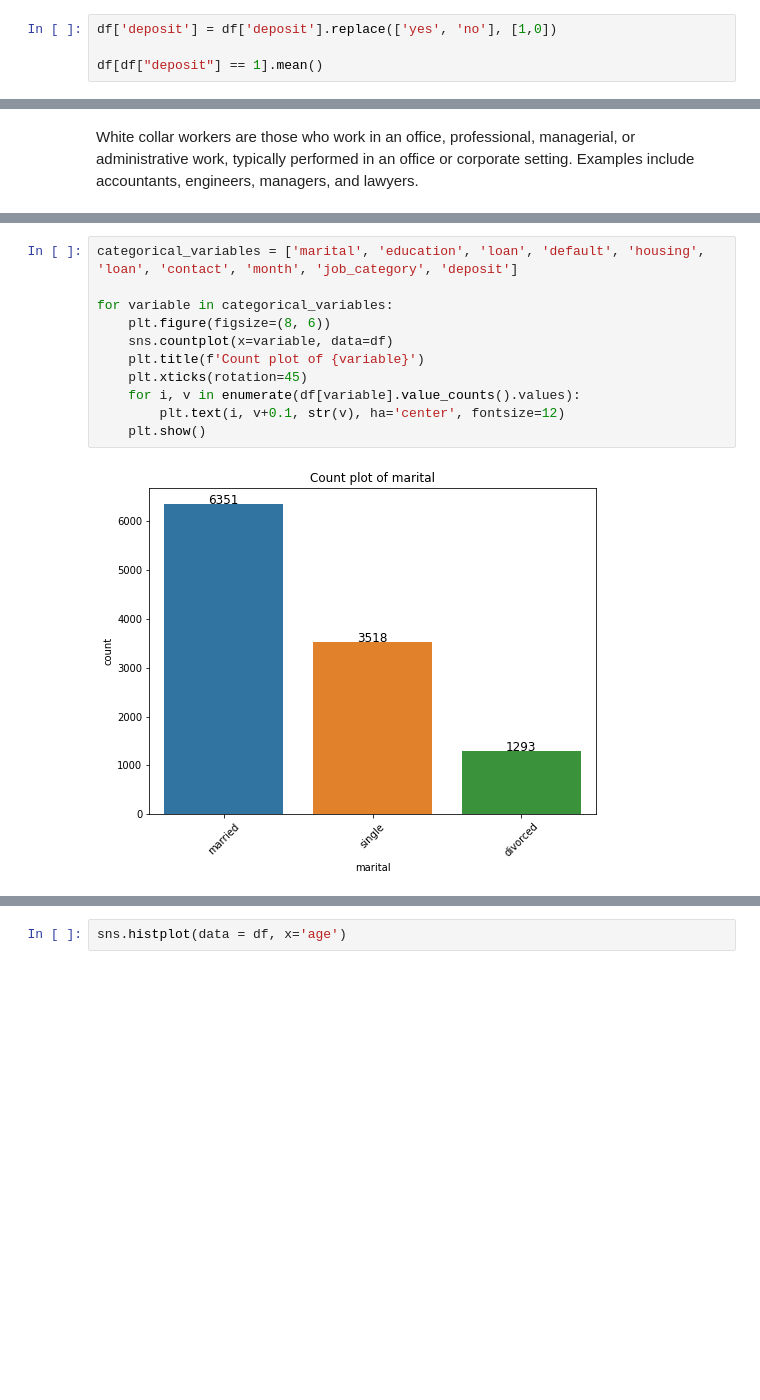
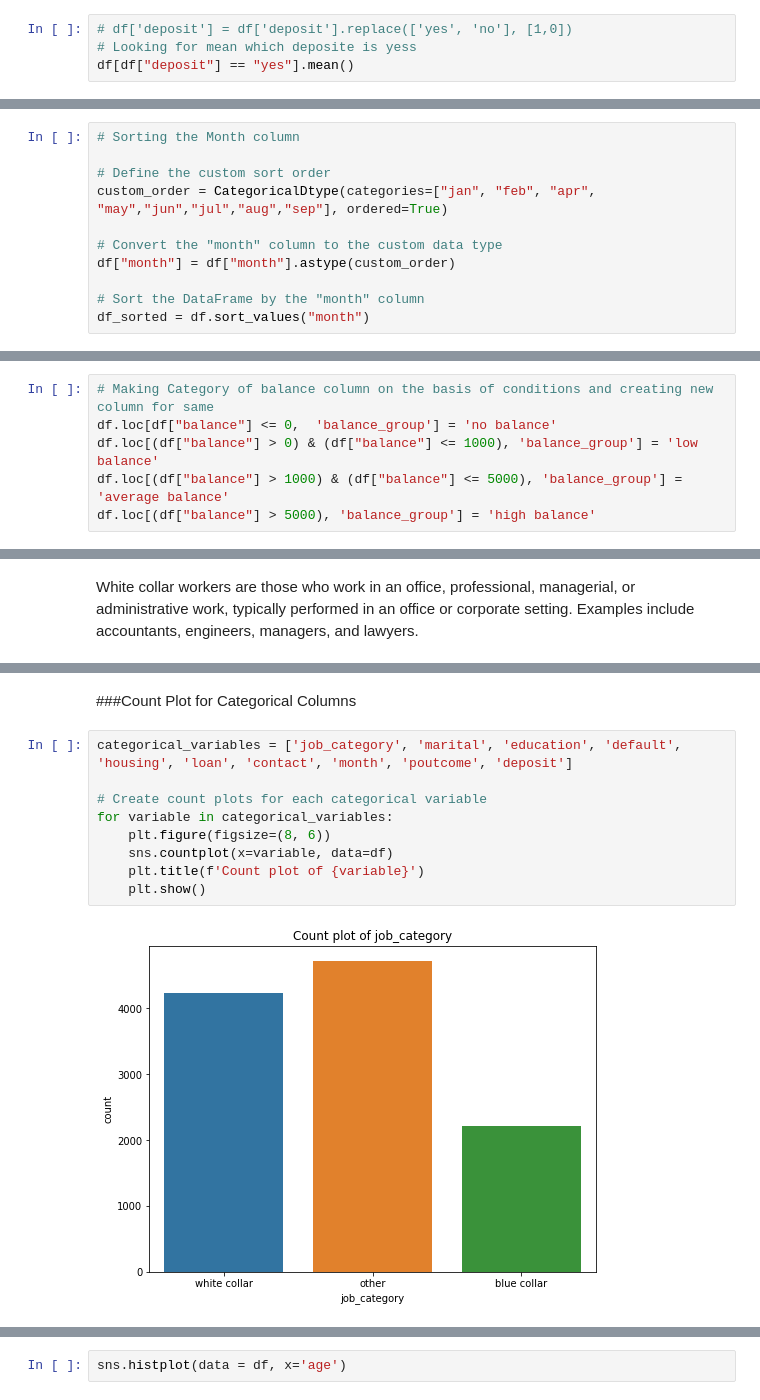
Before and after one commit to SaniyaBubere/Bank-Marketing, a Jupyter notebook: Bank_Marketing.ipynb, the cells around one changed output, grey strips where cells are left out. Saved outputs shown, nothing was run; the diff lists cells and outputs as text; blank space fills up the shorter version.

```diff
--- a/Bank_Marketing.ipynb
+++ b/Bank_Marketing.ipynb
@@ -262,7 +268,7 @@ Look, if the call duration is iqual to 0, then is obviously that this person did
 # %%
-df['deposit'] = df['deposit'].replace(['yes', 'no'], [1,0])
-
-df[df["deposit"] == 1].mean()
+# df['deposit'] = df['deposit'].replace(['yes', 'no'], [1,0])
+# Looking for mean which deposite is yess
+df[df["deposit"] == "yes"].mean()
 # %% [output]
 age           41.670070
 balance     1804.267915
@@ -310,0 +320,11 @@ print(df["education"].unique())
+# %%
+# Sorting the Month column
+
+# Define the custom sort order
+custom_order = CategoricalDtype(categories=["jan", "feb", "apr", "may","jun","jul","aug","sep"], ordered=True)
+
+# Convert the "month" column to the custom data type
+df["month"] = df["month"].astype(custom_order)
+
+# Sort the DataFrame by the "month" column
+df_sorted = df.sort_values("month")
@@ -310,0 +333,6 @@ print(df["education"].unique())
+# %%
+# Making Category of balance column on the basis of conditions and creating new column for same
+df.loc[df["balance"] <= 0,  'balance_group'] = 'no balance'
+df.loc[(df["balance"] > 0) & (df["balance"] <= 1000), 'balance_group'] = 'low balance'
+df.loc[(df["balance"] > 1000) & (df["balance"] <= 5000), 'balance_group'] = 'average balance'
+df.loc[(df["balance"] > 5000), 'balance_group'] = 'high balance'
@@ -381,13 +431,13 @@ for variable in numeric_variables:
+# %% [markdown]
+###Count Plot for Categorical Columns
 # %%
-categorical_variables = ['marital', 'education', 'loan', 'default', 'housing', 'loan', 'contact', 'month', 'job_category', 'deposit']
+categorical_variables = ['job_category', 'marital', 'education', 'default', 'housing', 'loan', 'contact', 'month', 'poutcome', 'deposit']
 
+# Create count plots for each categorical variable
 for variable in categorical_variables:
     plt.figure(figsize=(8, 6))
     sns.countplot(x=variable, data=df)
     plt.title(f'Count plot of {variable}')
-    plt.xticks(rotation=45)
-    for i, v in enumerate(df[variable].value_counts().values):
-        plt.text(i, v+0.1, str(v), ha='center', fontsize=12)
     plt.show()
 # %% [output]
-[figure, old version]
+[figure, new version]
```
Also changed, not shown: parts of 62 cells of this notebook.
